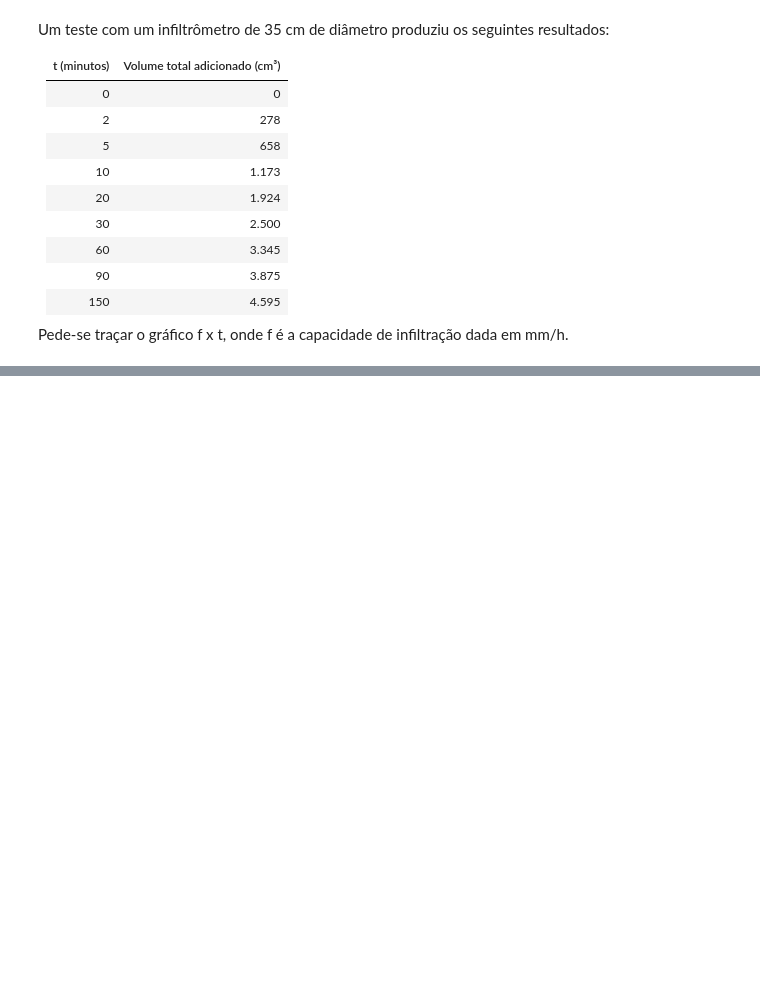
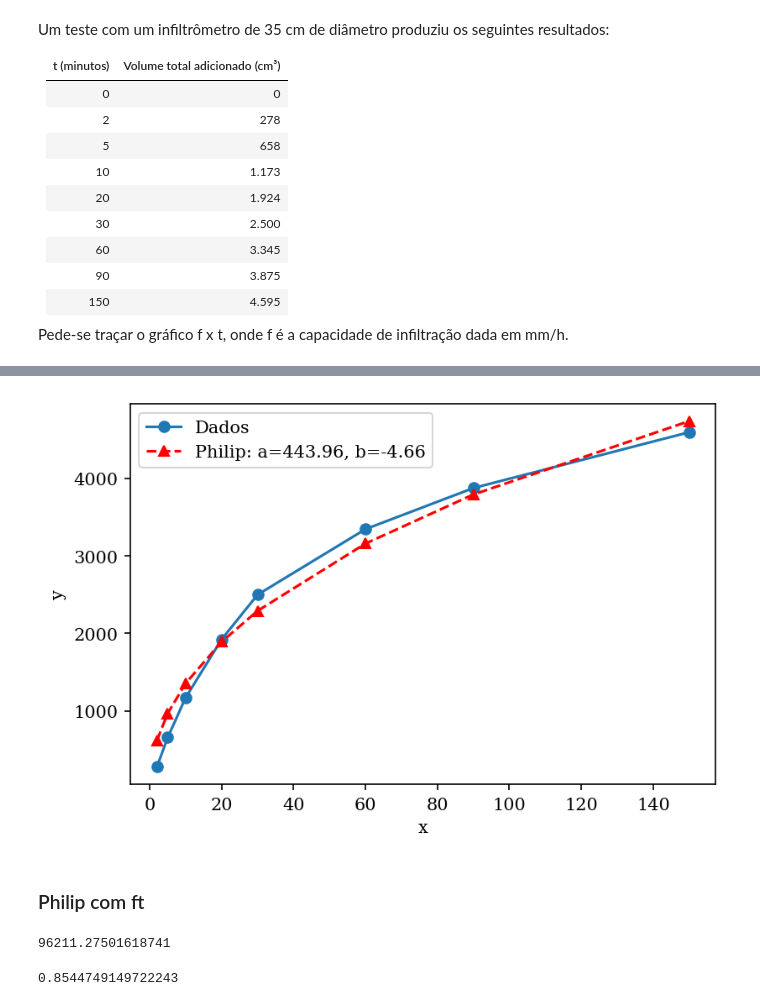
Before and after one commit to rqaita/hydrology, a Jupyter notebook: l_03.ipynb, the cells around one changed output, grey strips where cells are left out. Saved outputs shown, nothing was run; the diff lists cells and outputs as text; code cells hidden in the pictures; blank space fills up the shorter version.

```diff
--- a/l_03.ipynb
+++ b/l_03.ipynb
@@ -35,0 +138,3 @@ e_01_dados = pd.DataFrame(e_01_dados)
+# %%
+def philip(t, a, b):
+    return a * t**0.5 + b * t
@@ -35,0 +146,16 @@ e_01_dados = pd.DataFrame(e_01_dados)
+# %%
+plt.plot(tdata, vdata, 'o-', label="Dados")
+plt.plot(tdata, philip(tdata, *popt_philip), 'r^--',
+         label='Philip: a=%5.2f, b=%5.2f' % tuple(popt_philip))
+plt.xlabel('x')
+plt.ylabel('y')
+plt.legend()
+plt.show()
+# %% [output]
+[figure, added]
+# %% [markdown]
+### Philip com ft
+# %%
+(0.25 * 350**2 * np.pi)
+# %% [output]
+96211.27501618741
@@ -35,0 +165,5 @@ e_01_dados = pd.DataFrame(e_01_dados)
+# %%
+popt_philip_ft, pcov_philip_ft = curve_fit(philip_ft, tdata, fdata)
+coef_determinacao(fdata, philip_ft(tdata, *popt_philip_ft))
+# %% [output]
+0.8544749149722243
```
Also changed, not shown: parts of 31 cells of this notebook, 2 other files.
